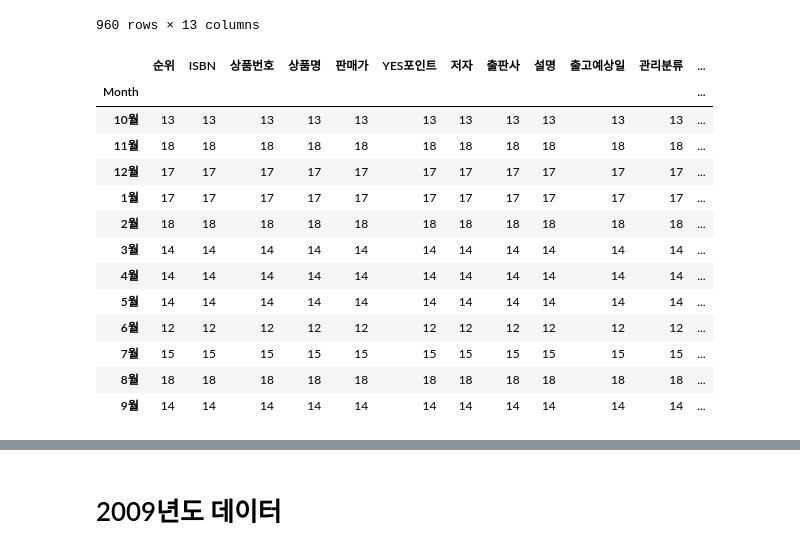
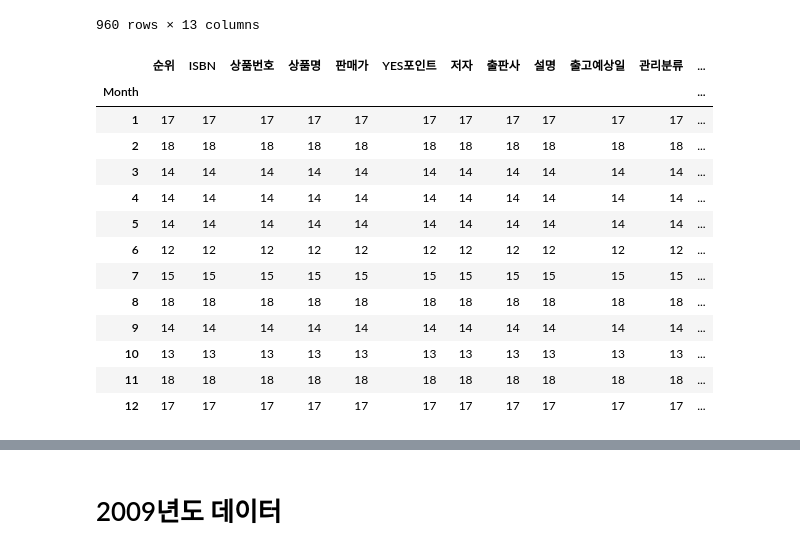
Before and after one commit to twg12/Bestseller-Analysis, a Jupyter notebook: Yes24 Bestseller/Total.ipynb, the cells around one changed output, grey strips where cells are left out. Cells and saved outputs as stored; diff of their text form; code cells hidden in the pictures.

```diff
--- a/Yes24 Bestseller/Total.ipynb
+++ b/Yes24 Bestseller/Total.ipynb
@@ -31,18 +37,18 @@ Yes24_200812 = pd.read_csv('200812.csv', encoding = 'cp949')
 # %%
 List_2008 = [Yes24_200801, Yes24_200802, Yes24_200803, Yes24_200804, Yes24_200805, Yes24_200806, Yes24_200807, Yes24_200808, Yes24_200809, Yes24_200810, Yes24_200811, Yes24_200812]
 # %%
-Yes24_200801['Month'] = '1월'
-Yes24_200802['Month'] = '2월'
-Yes24_200803['Month'] = '3월'
-Yes24_200804['Month'] = '4월'
-Yes24_200805['Month'] = '5월'
-Yes24_200806['Month'] = '6월'
-Yes24_200807['Month'] = '7월'
-Yes24_200808['Month'] = '8월'
-Yes24_200809['Month'] = '9월'
-Yes24_200810['Month'] = '10월'
-Yes24_200811['Month'] = '11월'
-Yes24_200812['Month'] = '12월'
+Yes24_200801['Month'] = 1
+Yes24_200802['Month'] = 2
+Yes24_200803['Month'] = 3
+Yes24_200804['Month'] = 4
+Yes24_200805['Month'] = 5
+Yes24_200806['Month'] = 6
+Yes24_200807['Month'] = 7
+Yes24_200808['Month'] = 8
+Yes24_200809['Month'] = 9
+Yes24_200810['Month'] = 10
+Yes24_200811['Month'] = 11
+Yes24_200812['Month'] = 12
 # %% [markdown]
 ## 막노동 줄이는 방법 질문하기 - 코켓을 일일히 안하고, 80번째 value마다(0-79: '1월', 79-159: 2월, 159-239: 3월 등등) 월별 value를 1에서 12까지 설정하는 방법이 있을까?
 # %%
@@ -73,19 +79,20 @@ Yes24_2008
 | 959 | 80 | 9.788956e+12 | 2533844 | 지식 e 1 | 11,520원 | 640원 | EBS 지식채널ⓔ | 북하우스 | '지식채널 e'는 2005년 9월부터 EBS에서 방송되기 시... | 1 | 국내도서-인문 | ... |
 960 rows × 13 columns
 # %%
-Yes24_2008[Yes24_2008["관리분류"] == '국내도서-소설/시/희곡'].groupby('Month').count()
+Yes24_2008_table = Yes24_2008[Yes24_2008["관리분류"] == '국내도서-소설/시/희곡'].groupby('Month').count()
+Yes24_2008_table
 # %% [output]
 |  | 순위 | ISBN | 상품번호 | 상품명 | 판매가 | YES포인트 | 저자 | 출판사 | 설명 | 출고예상일 | 관리분류 | ... |
 | Month |  |  |  |  |  |  |  |  |  |  |  | ... |
-| 10월 | 13 | 13 | 13 | 13 | 13 | 13 | 13 | 13 | 13 | 13 | 13 | ... |
-| 11월 | 18 | 18 | 18 | 18 | 18 | 18 | 18 | 18 | 18 | 18 | 18 | ... |
-| 12월 | 17 | 17 | 17 | 17 | 17 | 17 | 17 | 17 | 17 | 17 | 17 | ... |
-| 1월 | 17 | 17 | 17 | 17 | 17 | 17 | 17 | 17 | 17 | 17 | 17 | ... |
-| 2월 | 18 | 18 | 18 | 18 | 18 | 18 | 18 | 18 | 18 | 18 | 18 | ... |
-| 3월 | 14 | 14 | 14 | 14 | 14 | 14 | 14 | 14 | 14 | 14 | 14 | ... |
-| 4월 | 14 | 14 | 14 | 14 | 14 | 14 | 14 | 14 | 14 | 14 | 14 | ... |
-| 5월 | 14 | 14 | 14 | 14 | 14 | 14 | 14 | 14 | 14 | 14 | 14 | ... |
-| 6월 | 12 | 12 | 12 | 12 | 12 | 12 | 12 | 12 | 12 | 12 | 12 | ... |
-| 7월 | 15 | 15 | 15 | 15 | 15 | 15 | 15 | 15 | 15 | 15 | 15 | ... |
-| 8월 | 18 | 18 | 18 | 18 | 18 | 18 | 18 | 18 | 18 | 18 | 18 | ... |
-| 9월 | 14 | 14 | 14 | 14 | 14 | 14 | 14 | 14 | 14 | 14 | 14 | ... |
+| 1 | 17 | 17 | 17 | 17 | 17 | 17 | 17 | 17 | 17 | 17 | 17 | ... |
+| 2 | 18 | 18 | 18 | 18 | 18 | 18 | 18 | 18 | 18 | 18 | 18 | ... |
+| 3 | 14 | 14 | 14 | 14 | 14 | 14 | 14 | 14 | 14 | 14 | 14 | ... |
+| 4 | 14 | 14 | 14 | 14 | 14 | 14 | 14 | 14 | 14 | 14 | 14 | ... |
+| 5 | 14 | 14 | 14 | 14 | 14 | 14 | 14 | 14 | 14 | 14 | 14 | ... |
+| 6 | 12 | 12 | 12 | 12 | 12 | 12 | 12 | 12 | 12 | 12 | 12 | ... |
+| 7 | 15 | 15 | 15 | 15 | 15 | 15 | 15 | 15 | 15 | 15 | 15 | ... |
+| 8 | 18 | 18 | 18 | 18 | 18 | 18 | 18 | 18 | 18 | 18 | 18 | ... |
+| 9 | 14 | 14 | 14 | 14 | 14 | 14 | 14 | 14 | 14 | 14 | 14 | ... |
+| 10 | 13 | 13 | 13 | 13 | 13 | 13 | 13 | 13 | 13 | 13 | 13 | ... |
+| 11 | 18 | 18 | 18 | 18 | 18 | 18 | 18 | 18 | 18 | 18 | 18 | ... |
+| 12 | 17 | 17 | 17 | 17 | 17 | 17 | 17 | 17 | 17 | 17 | 17 | ... |
```
Also changed, not shown: parts of 10 cells of this notebook.
